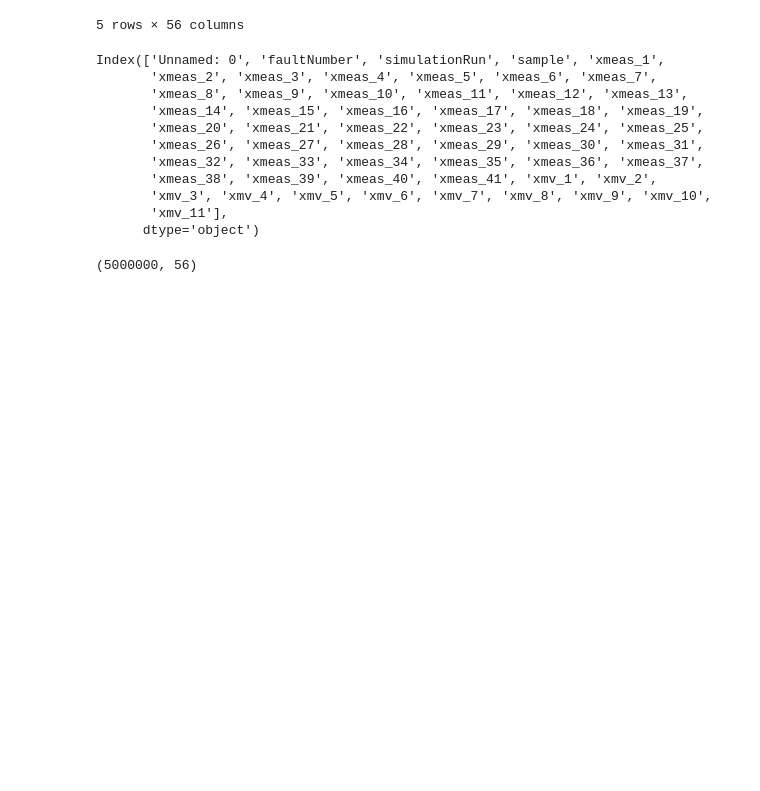
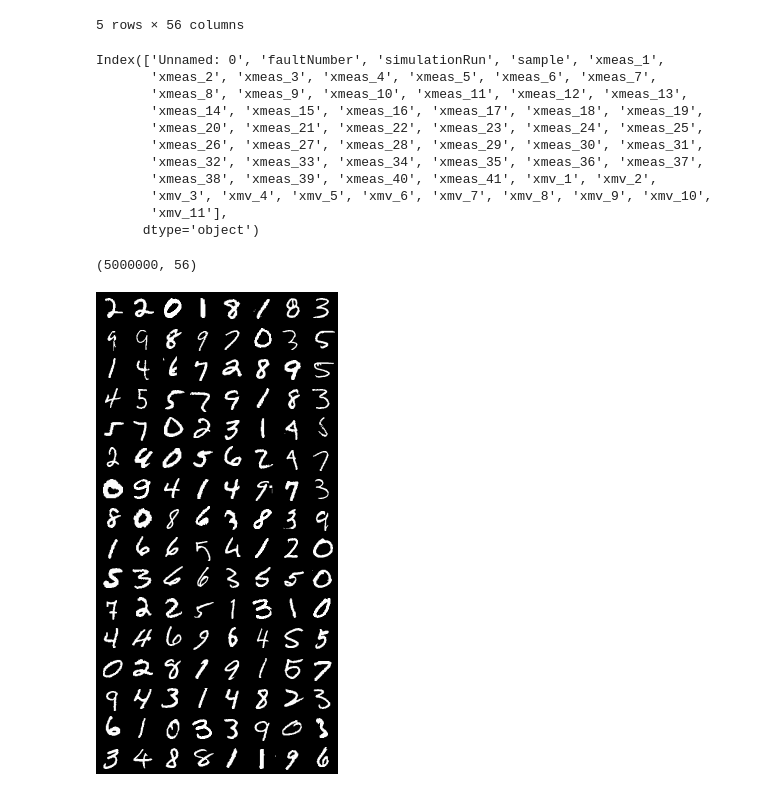
Before and after one commit to Rainmaker519/NGAFID_Anomaly_Detection, a Jupyter notebook: Charlie-Code/Untitled.ipynb, the cells around one changed output. Saved outputs shown, nothing was run; the diff lists cells and outputs as text; code cells hidden in the pictures; blank space fills up the shorter version.

```diff
--- a/Charlie-Code/Untitled.ipynb
+++ b/Charlie-Code/Untitled.ipynb
@@ -322,3 +363,27 @@ Index(['Unnamed: 0', 'faultNumber', 'simulationRun', 'sample', 'xmeas_1',
 # %%
 # %% [output]
 (5000000, 56)
+# %%
+def flatten(x):
+    return to_var(x.view(x.size(0), -1))
+
+def to_var(x):
+    if torch.cuda.is_available():
+        x = x.cuda()
+    return Variable(x)
+
+def save_image(x, path='real_image.png'):
+    torchvision.utils.save_image(x, path)
+# %%
+bs = 128
+dataset = mnist(root='./data', train=True, transform=ToTensor(), download=False)
+data_loader = torch.utils.data.DataLoader(dataset, batch_size=bs, shuffle=True)
+# %%
+# Fixed input for debugging
+fixed_x, _ = next(iter(data_loader))
+save_image(fixed_x)
+fixed_x = flatten(fixed_x)
+
+Image('real_image.png')
+# %% [output]
+[figure, added]
```
Also changed, not shown: parts of 9 cells of this notebook, 11 other files.
